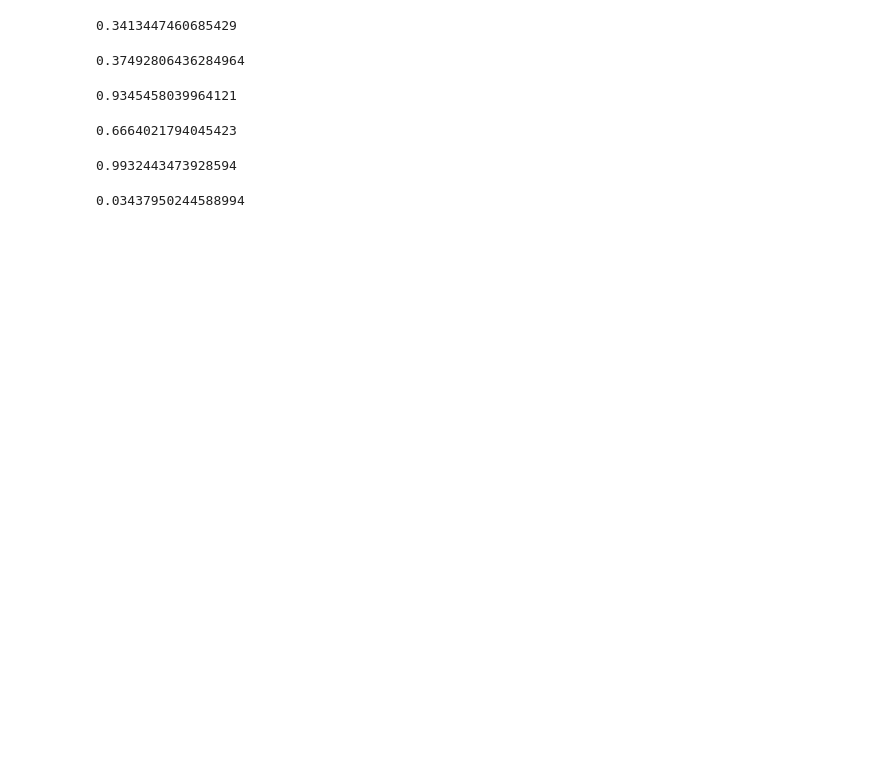
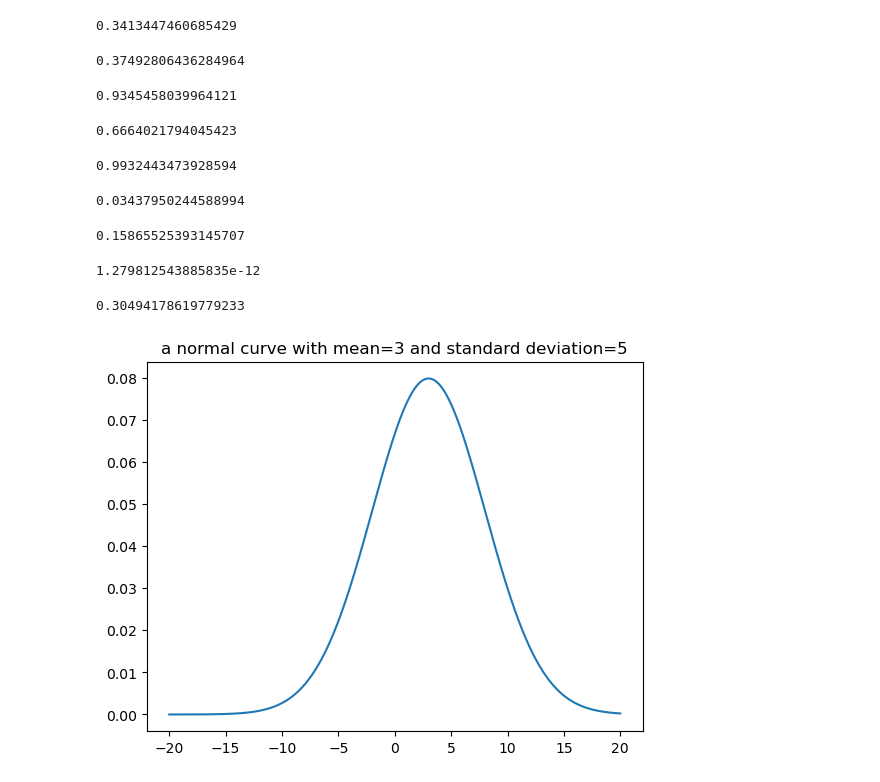
Before and after one commit to ShoshiFinkel/IntegralyticCourse, a Jupyter notebook: statistics/normal_curve.ipynb, the cells around one changed output. Drawn from its saved outputs; the diff is of its cells as text; code cells hidden in the pictures; blank space fills up the shorter version.

```diff
--- a/statistics/normal_curve.ipynb
+++ b/statistics/normal_curve.ipynb
@@ -63,3 +63,30 @@ st.norm.cdf(0.43)
 1-st.norm.cdf(1.82)
 # %% [output]
 0.03437950244588994
+# %%
+1-st.norm.cdf(1)
+# %% [output]
+0.15865525393145707
+# %%
+st.norm.cdf(-7)
+# %% [output]
+1.279812543885835e-12
+# %%
+st.norm.cdf(0.392) - st.norm.cdf(-0.392)
+# %% [output]
+0.30494178619779233
+# %%
+import numpy as np
+import matplotlib.pyplot as plt
+from scipy.stats import norm
+import statistics
+# Plot between -10 and 10 with .001 steps.
+x_axis = np.arange(-20, 20, 0.01)
+# Calculating mean and standard deviation
+mean = statistics.mean(x_axis)
+sd = statistics.stdev(x_axis)
+plt.plot(x_axis, norm.pdf(x_axis, 3, 5))
+plt.title("a normal curve with mean=3 and standard deviation=5")
+plt.show()
+# %% [output]
+[figure, added]
```
Also changed, not shown: 5 other files.
